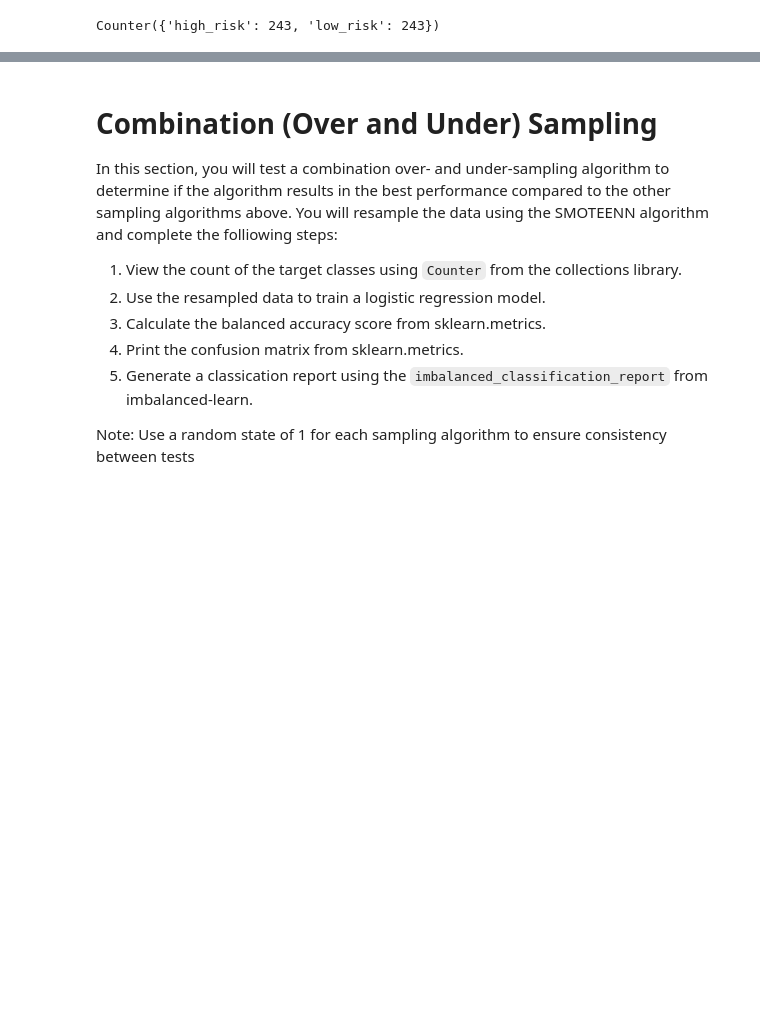
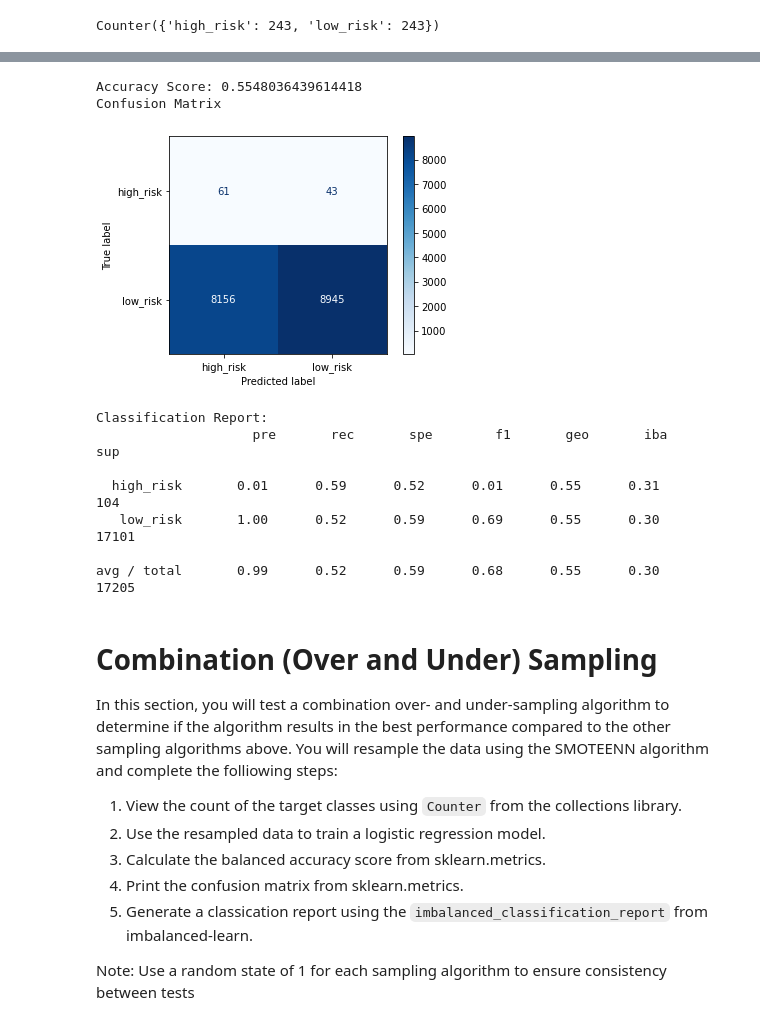
Before and after one commit to Jarviniazh/Module-17-Credit-Risk-Analysis, a Jupyter notebook: credit_risk_resampling.ipynb, the cells around one changed output, grey strips where cells are left out. Drawn from its saved outputs; the diff is of its cells as text; code cells hidden in the pictures; blank space fills up the shorter version.

```diff
--- a/credit_risk_resampling.ipynb
+++ b/credit_risk_resampling.ipynb
@@ -274,3 +313,21 @@ avg / total       0.99      0.69      0.58      0.81      0.63      0.41     172
+# %%
+print(f"Accuracy Score: {balanced_accuracy_score(y_test, y_pred)}")
+# Plot the confusion matrix
+print("Confusion Matrix")
+plot_confusion_matrix(model, X_test, y_test, cmap=plt.cm.Blues)
+plt.show()
+print(f"Classification Report:\n {classification_report_imbalanced(y_test, y_pred)}")
+# %% [output]
+Accuracy Score: 0.5548036439614418
+Confusion Matrix
+[figure, added]
+Classification Report:
+                    pre       rec       spe        f1       geo       iba       sup
+
+  high_risk       0.01      0.59      0.52      0.01      0.55      0.31       104
+   low_risk       1.00      0.52      0.59      0.69      0.55      0.30     17101
+
+avg / total       0.99      0.52      0.59      0.68      0.55      0.30     17205
 # %% [markdown]
 # Combination (Over and Under) Sampling
 
```
Also changed, not shown: parts of 6 cells of this notebook.
